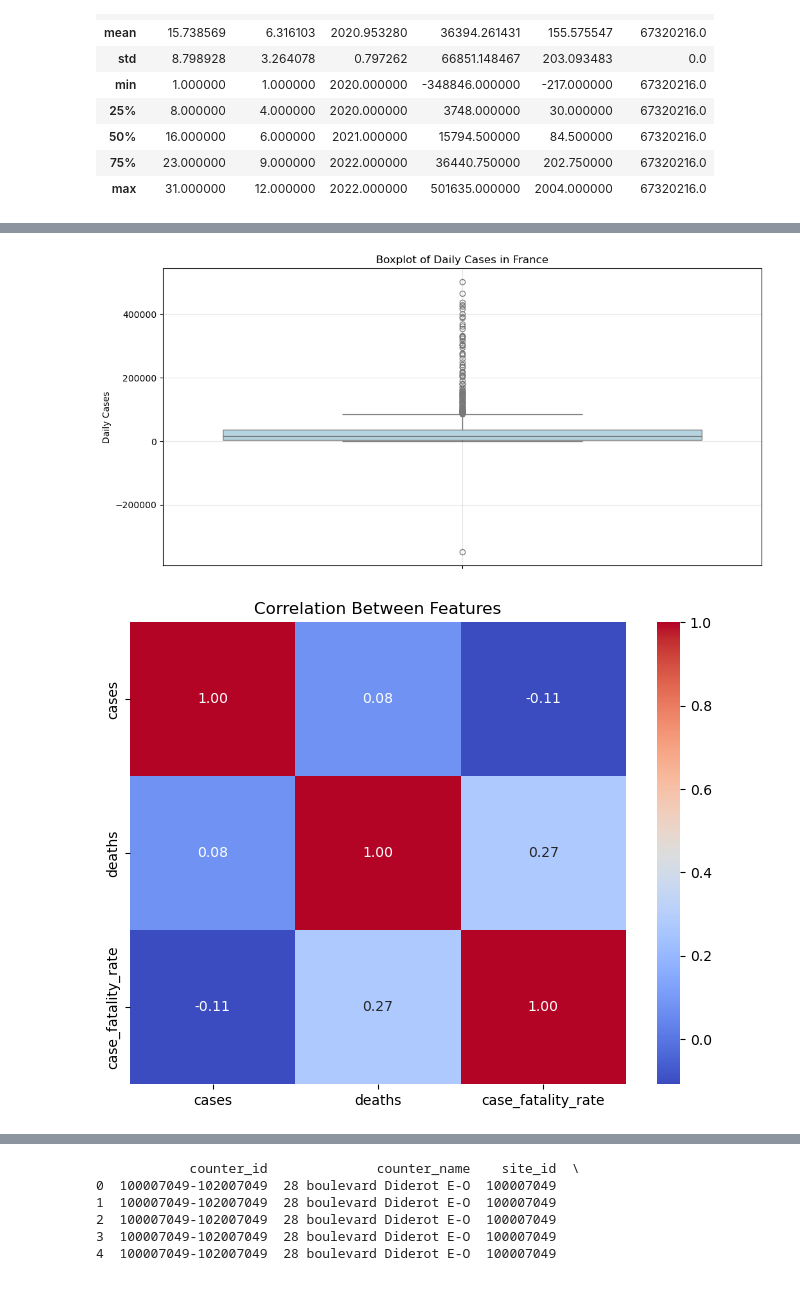
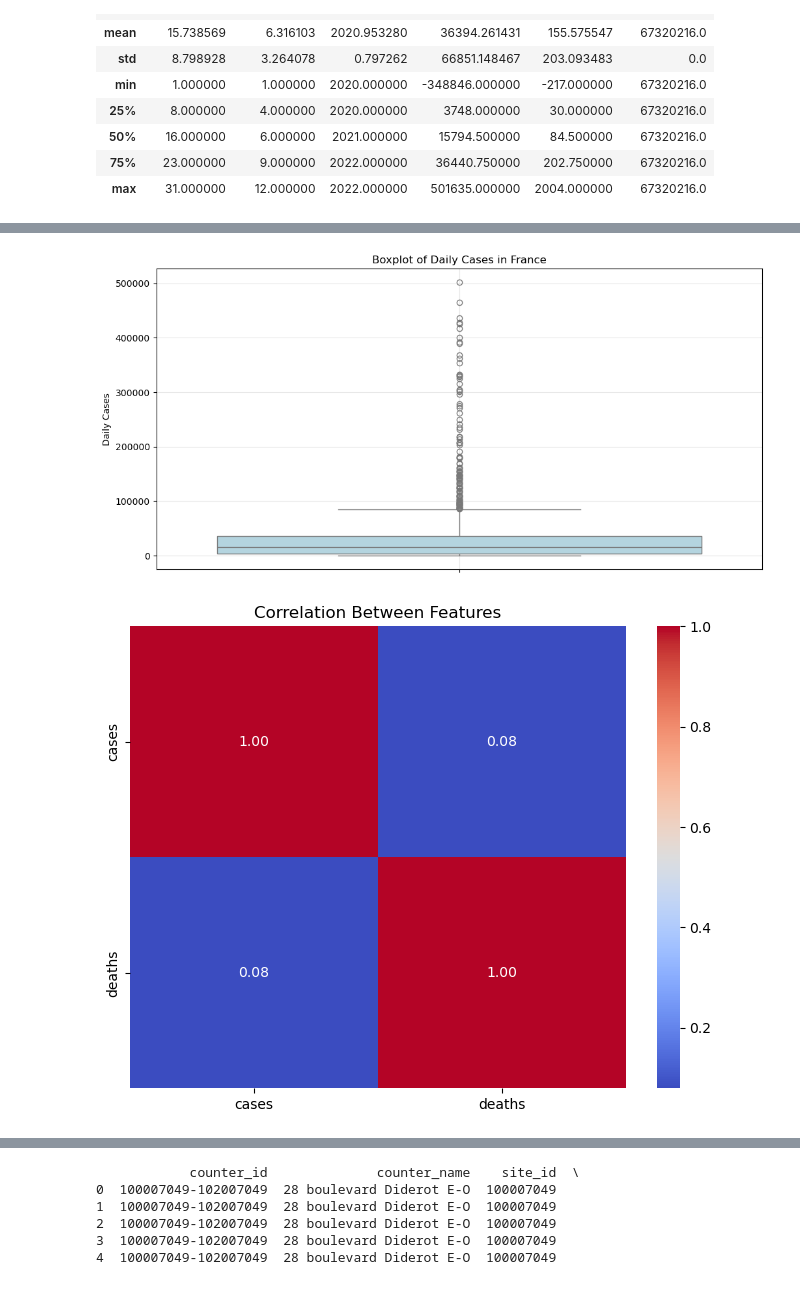
Before and after one commit to magdalenajankowska/tools_for_ds, a Jupyter notebook: EDA.ipynb, the cells around one changed output, grey strips where cells are left out. Saved outputs shown, nothing was run; the diff lists cells and outputs as text; code cells hidden in the pictures.

```diff
--- a/EDA.ipynb
+++ b/EDA.ipynb
@@ -351,2 +433,4 @@ memory usage: 94.3+ KB
+# %%
+covid_df = covid_df[covid_df['cases'] >= 0]
 # %%
 covid_df['date'] = pd.to_datetime(covid_df['dateRep'], format='%d/%m/%Y')
@@ -386,13 +461,10 @@ plt.show()
 # %%
-# Calculate 7-day rolling averages
+# Calculating 7-day rolling averages
 covid_df['7_day_avg_cases'] = covid_df['cases'].rolling(window=7, min_periods=1).mean()
-covid_df['7_day_avg_deaths'] = covid_df['deaths'].rolling(window=7, min_periods=1).mean()
 
-# Plot rolling averages
 plt.figure(figsize=(12, 6))
 plt.plot(covid_df['date'], covid_df['7_day_avg_cases'], label='7-Day Avg Cases', color='blue')
-plt.plot(covid_df['date'], covid_df['7_day_avg_deaths'], label='7-Day Avg Deaths', color='red')
-plt.title("7-Day Rolling Average of Cases and Deaths in France")
+plt.title("7-Day Rolling Average of Cases in France")
 plt.xlabel("Date")
 plt.ylabel("Count")
 plt.legend()
@@ -403,13 +474,0 @@ plt.show()
-# %%
-# Compute Case Fatality Rate (CFR)
-covid_df['case_fatality_rate'] = (covid_df['deaths'] / covid_df['cases']) * 100
-
-# Plot CFR over time
-plt.figure(figsize=(12, 6))
-plt.plot(covid_df['date'], covid_df['case_fatality_rate'], label='CFR (%)', color='purple')
-plt.title("Case Fatality Rate (CFR) Over Time in France")
-plt.xlabel("Date")
-plt.ylabel("CFR (%)")
-plt.grid(alpha=0.3)
-plt.legend()
-plt.show()
@@ -444,16 +498,16 @@ plt.ylabel("Daily Cases")
 plt.grid(alpha=0.3)
 plt.show()
 # %% [output]
-[figure, old version]
+[figure, new version]
 # %%
 # Correlation heatmap
-numeric_cols = ['cases', 'deaths', 'case_fatality_rate']
+numeric_cols = ['cases', 'deaths']
 plt.figure(figsize=(8, 6))
 sns.heatmap(covid_df[numeric_cols].corr(), annot=True, cmap='coolwarm', fmt='.2f')
 plt.title("Correlation Between Features")
 plt.show()
 # %% [output]
-[figure, old version]
+[figure, new version]
 # %%
 # Rolling average for smoother trends
 covid_df['7_day_avg_cases'] = covid_df['cases'].rolling(window=7, min_periods=1).mean()
```
Also changed, not shown: parts of 34 cells of this notebook.
